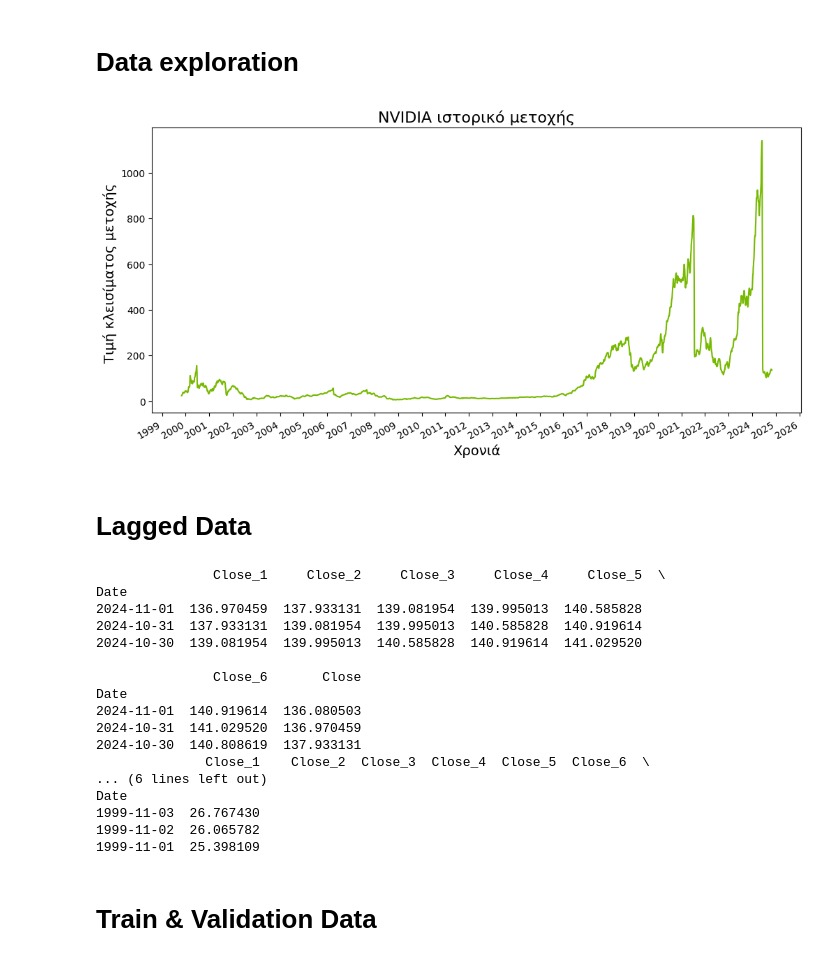
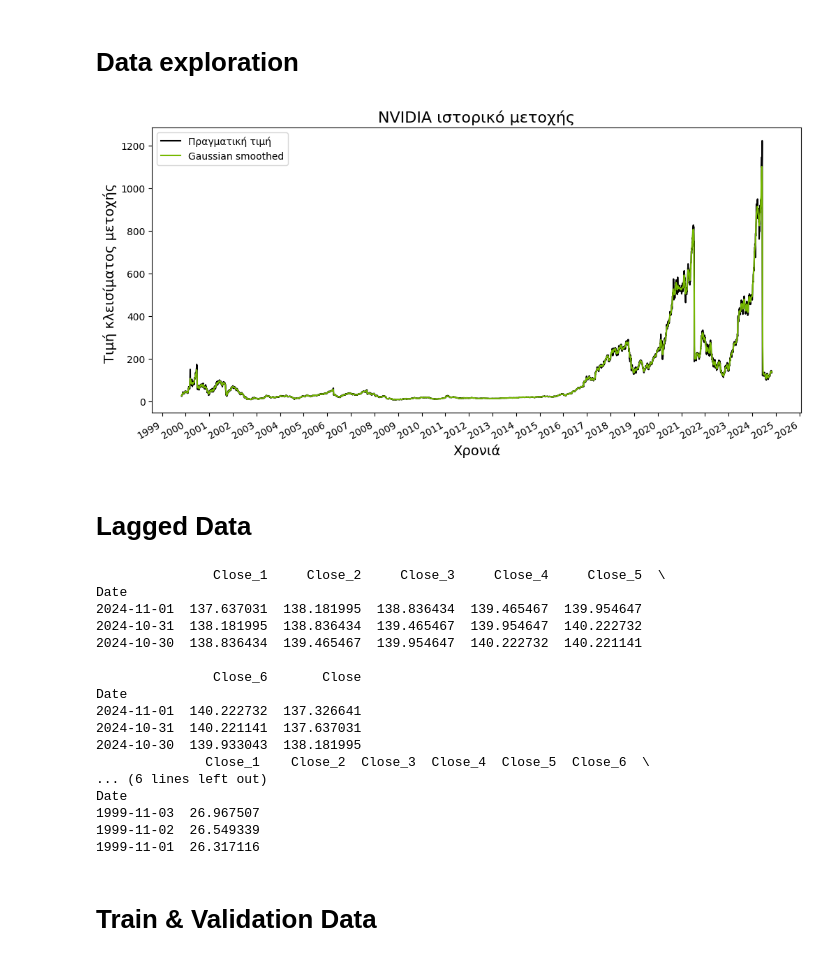
Before and after one commit to Karagiannis-Giorg/NVIDIA-stock-price-prediction, a Jupyter notebook: Linear_regression.ipynb, the cells around one changed output. Drawn from its saved outputs; the diff is of its cells as text; code cells hidden in the pictures.

```diff
--- a/Linear_regression.ipynb
+++ b/Linear_regression.ipynb
@@ -73,8 +67,7 @@ np.False_
 # %%
 # Εφαρμογή Gaussian Φίλτρου
-
 # Καθορισμός σ (τυπική απόκλιση) για το Gaussian φίλτρο
-sigma = 2
+sigma = 3
 # Εφαρμογή Gaussian φίλτρου στην στήλη Close
 Data['Close'] = gaussian_filter1d(Data['Close'].values, sigma=sigma)
 # %%
@@ -89,9 +81,0 @@ Data.head()
-# %%
-# Εφαρμογή Savitzky-Golay Φίλτρου
-
-# Παράδειγμα παραμέτρων
-window_length = 5  # Το μήκος του παραθύρου
-polyorder = 2      # Τάξη του πολυωνύμου
-
-# Εφαρμογή του φίλτρου Savitzky-Golay στην στήλη Close
-Data['Close'] = savgol_filter(Data['Close'].values, window_length=window_length, polyorder=polyorder)
@@ -109,31 +84,34 @@ Data.head()
 # %%
 #εισαγωγή βιβλιοθήκης για της ημερομηνίες
 import matplotlib.pyplot as plt
 import matplotlib.dates as nyears
 
+Raw = pd.read_csv('Stock_prices.csv')
+Raw['Date']=pd.to_datetime(Raw['Date'])
 # Εξαγωγή ημερομηνιών
 years = nyears.YearLocator()
 
 # Εισαγωγή φόρμας ημερομηνιών
 yearsFmt = nyears.DateFormatter('%Y')
 
 fig, ax = plt.subplots(figsize=(12, 6))
-ax.plot(Data['Date'], Data['Close'], color='#76B900')
+ax.plot(Raw['Date'], Raw['Close'], color='Black', label='Πραγματική τιμή')
+ax.plot(Data['Date'], Data['Close'], color='#76B900', label='Gaussian smoothed')
 ax.xaxis.set_major_locator(years)
 ax.xaxis.set_major_formatter(yearsFmt)
 
 # Δημιουργεία γραφήματος
 plt.title('NVIDIA ιστορικό μετοχής', fontsize=16)
 plt.xlabel('Χρονιά', fontsize=14)
 plt.ylabel('Τιμή κλεισίματος μετοχής ', fontsize=14)
 
 # Πειστοφή και ευθυγράμηση των ετικετών
 fig.autofmt_xdate()
-
+plt.legend()
 # Εμφάνηση γραφικής
 plt.show()
 # %% [output]
-[figure, old version]
+[figure, new version]
 # %% [markdown]
 # Lagged Data
 # %%
@@ -169,21 +147,21 @@ print(New_data.tail(3))
 # %% [output]
                Close_1     Close_2     Close_3     Close_4     Close_5  \
 Date
-2024-11-01  136.970459  137.933131  139.081954  139.995013  140.585828
-2024-10-31  137.933131  139.081954  139.995013  140.585828  140.919614
-2024-10-30  139.081954  139.995013  140.585828  140.919614  141.029520
+2024-11-01  137.637031  138.181995  138.836434  139.465467  139.954647
+2024-10-31  138.181995  138.836434  139.465467  139.954647  140.222732
+2024-10-30  138.836434  139.465467  139.954647  140.222732  140.221141
 
                Close_6       Close
 Date
-2024-11-01  140.919614  136.080503
-2024-10-31  141.029520  136.970459
-2024-10-30  140.808619  137.933131
+2024-11-01  140.222732  137.326641
+2024-10-31  140.221141  137.637031
+2024-10-30  139.933043  138.181995
               Close_1    Close_2  Close_3  Close_4  Close_5  Close_6  \
 ... (6 lines left out)
 Date
-1999-11-03  26.767430
-1999-11-02  26.065782
-1999-11-01  25.398109
+1999-11-03  26.967507
+1999-11-02  26.549339
+1999-11-01  26.317116
 # %% [markdown]
 # Train & Validation Data
 # %%
```
Also changed, not shown: parts of 17 cells of this notebook.
